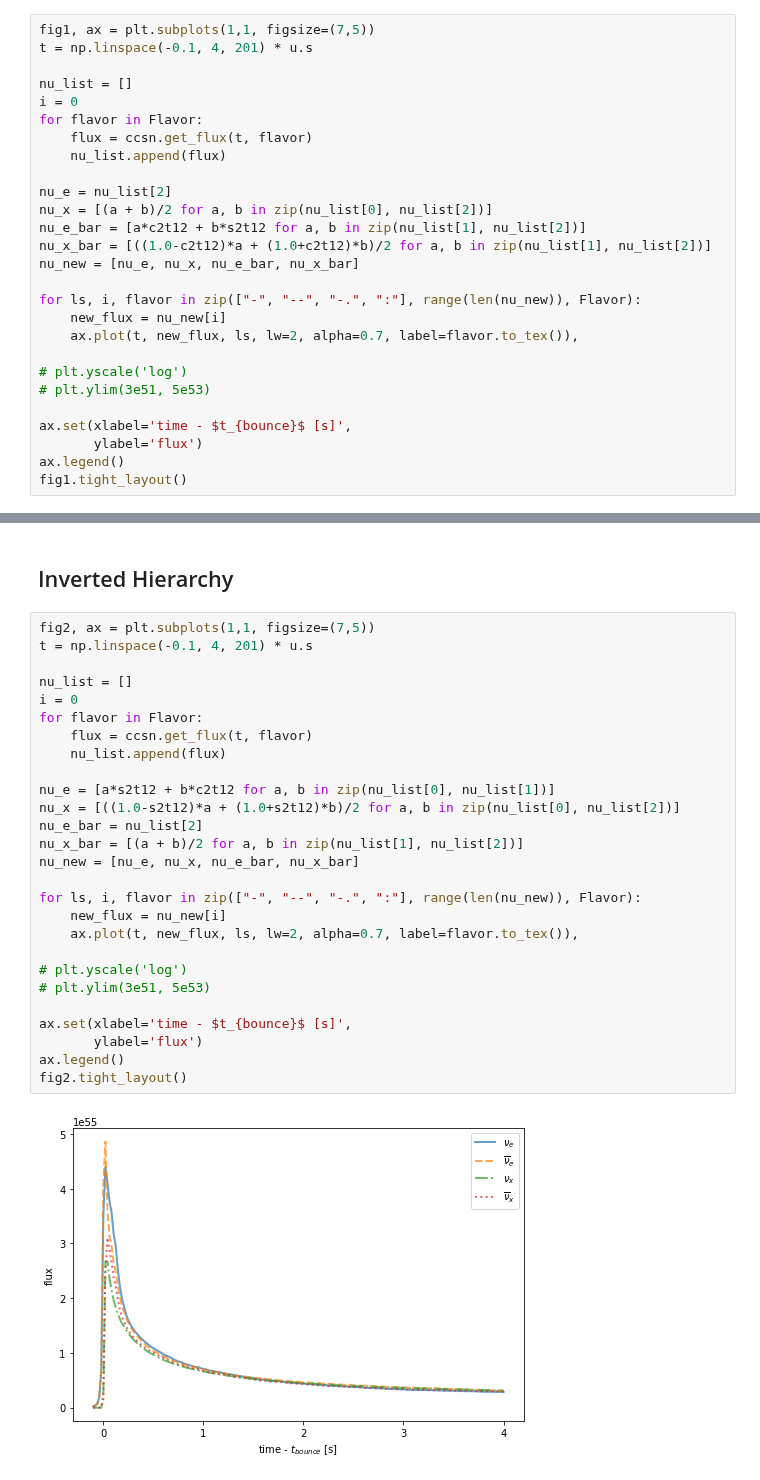
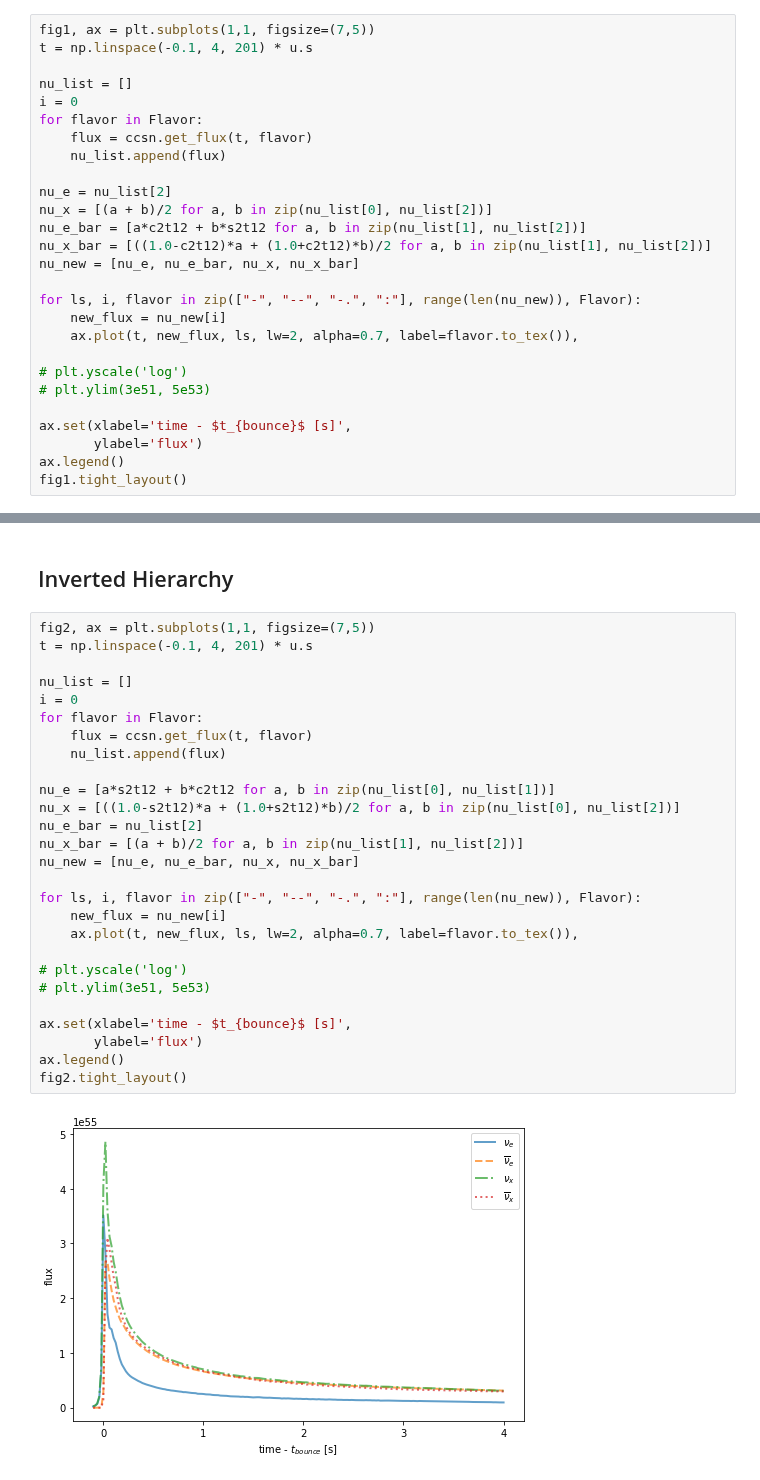
Before and after one commit to icecube/ASTERIA, a Jupyter notebook: docs/nb/supernova_mixing.ipynb, the cells around one changed output, grey strips where cells are left out. Saved outputs shown, nothing was run; the diff lists cells and outputs as text.

Commit message:
Update supernova_mixing.ipynb
Fixed labels on normal and inverted mixing graphs.
Added a series of graphs for invterted mixing which include the uncertainties in the mixing angle

```diff
--- a/docs/nb/supernova_mixing.ipynb
+++ b/docs/nb/supernova_mixing.ipynb
@@ -66,7 +66,7 @@ nu_e = nu_list[2]
 nu_x = [(a + b)/2 for a, b in zip(nu_list[0], nu_list[2])]
 nu_e_bar = [a*c2t12 + b*s2t12 for a, b in zip(nu_list[1], nu_list[2])]
 nu_x_bar = [((1.0-c2t12)*a + (1.0+c2t12)*b)/2 for a, b in zip(nu_list[1], nu_list[2])]
-nu_new = [nu_e, nu_x, nu_e_bar, nu_x_bar]
+nu_new = [nu_e, nu_e_bar, nu_x, nu_x_bar]
 
 for ls, i, flavor in zip(["-", "--", "-.", ":"], range(len(nu_new)), Flavor):
     new_flux = nu_new[i]
@@ -86,32 +86,32 @@ fig1.tight_layout()
 # %%
 fig2, ax = plt.subplots(1,1, figsize=(7,5))
 t = np.linspace(-0.1, 4, 201) * u.s
 
 nu_list = []
 i = 0
 for flavor in Flavor:
     flux = ccsn.get_flux(t, flavor)
     nu_list.append(flux)
 
 nu_e = [a*s2t12 + b*c2t12 for a, b in zip(nu_list[0], nu_list[1])]
 nu_x = [((1.0-s2t12)*a + (1.0+s2t12)*b)/2 for a, b in zip(nu_list[0], nu_list[2])]
 nu_e_bar = nu_list[2]
 nu_x_bar = [(a + b)/2 for a, b in zip(nu_list[1], nu_list[2])]
-nu_new = [nu_e, nu_x, nu_e_bar, nu_x_bar]
+nu_new = [nu_e, nu_e_bar, nu_x, nu_x_bar]
 
 for ls, i, flavor in zip(["-", "--", "-.", ":"], range(len(nu_new)), Flavor):
     new_flux = nu_new[i]
     ax.plot(t, new_flux, ls, lw=2, alpha=0.7, label=flavor.to_tex()),
 
 # plt.yscale('log')
 # plt.ylim(3e51, 5e53)
 
 ax.set(xlabel='time - $t_{bounce}$ [s]',
        ylabel='flux')
 ax.legend()
 fig2.tight_layout()
 # %% [output]
-[figure, old version]
+[figure, new version]
 # %%
 fig, axes = plt.subplots(1, 3, figsize=(13,3.5), sharex=True, sharey=True)
 
```
Also changed, not shown: parts of 5 cells of this notebook.
